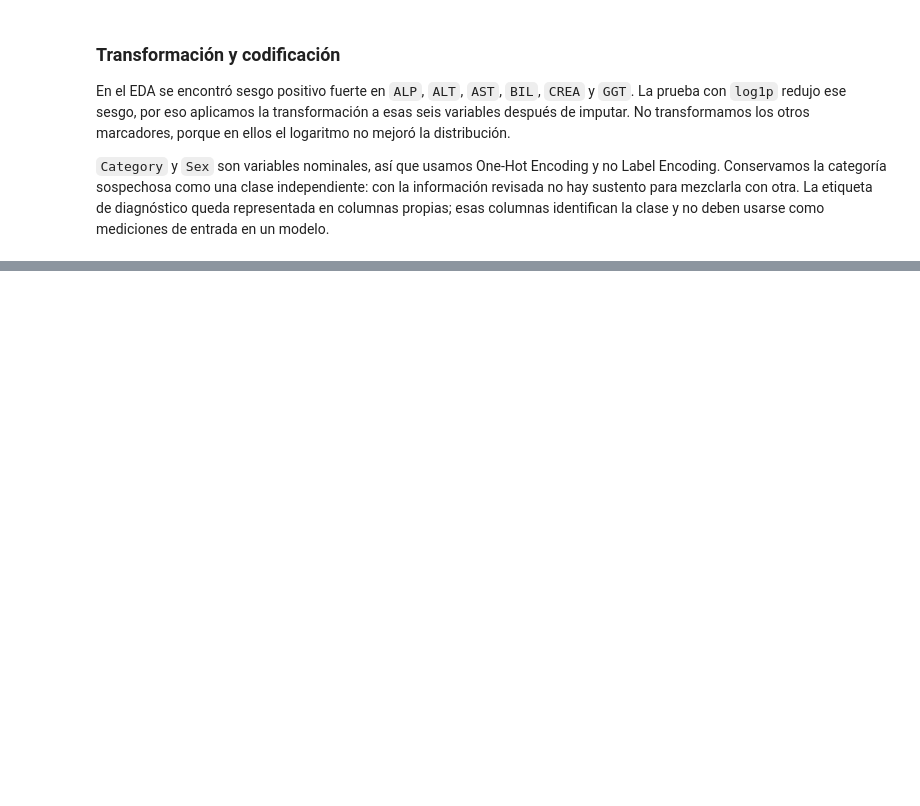
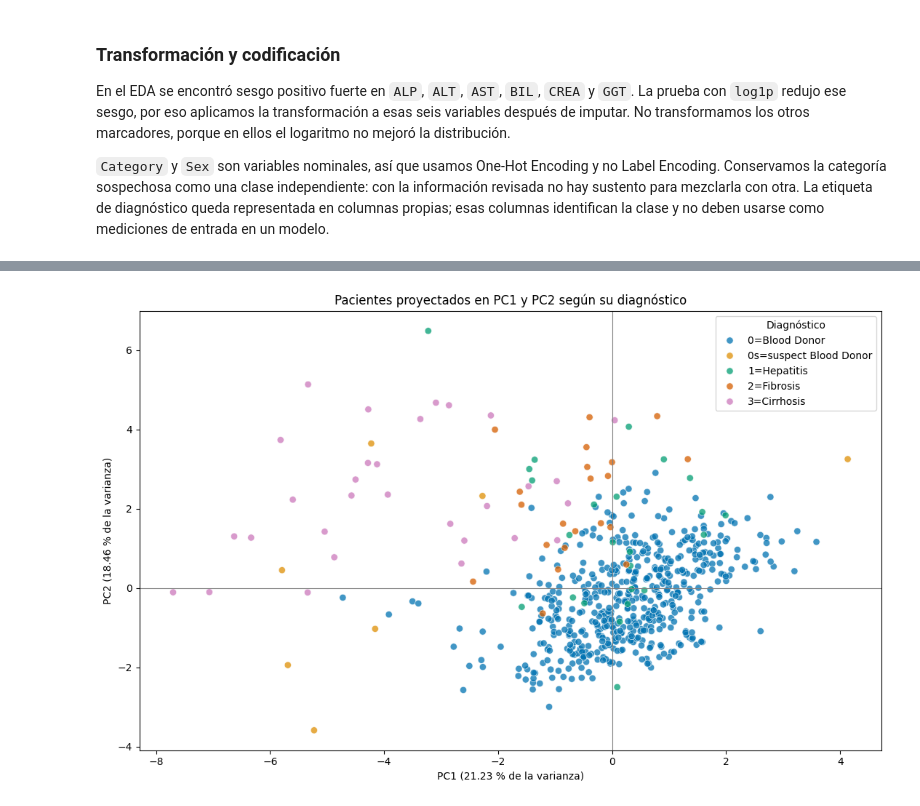
Before and after one commit to ExBlake/Analisis-de-datos-evento-2, a Jupyter notebook: notebooks/03_preprocesamiento_reduccion.ipynb, the cells around one changed output, grey strips where cells are left out. Drawn from its saved outputs; the diff is of its cells as text; code cells hidden in the pictures; blank space fills up the shorter version.

```diff
--- a/notebooks/03_preprocesamiento_reduccion.ipynb
+++ b/notebooks/03_preprocesamiento_reduccion.ipynb
@@ -137,0 +324,20 @@ print(
+# %%
+df_pca = pd.DataFrame(componentes[:, :2], columns=["PC1", "PC2"])
+df_pca["Diagnóstico"] = categorias_diagnostico.to_numpy()
+
+fig, ax = plt.subplots(figsize=(11, 7))
+# Se ordena por diagnóstico para que los donantes se dibujen primero y no tapen a los demás grupos
+sns.scatterplot(
+    data=df_pca.sort_values("Diagnóstico"), x="PC1", y="PC2", hue="Diagnóstico",
+    palette="colorblind", alpha=0.75, s=45, ax=ax,
+)
+ax.axhline(0, color="gray", linewidth=0.8)
+ax.axvline(0, color="gray", linewidth=0.8)
+ax.set_title("Pacientes proyectados en PC1 y PC2 según su diagnóstico")
+ax.set_xlabel(f"PC1 ({pca.explained_variance_ratio_[0] * 100:.2f} % de la varianza)")
+ax.set_ylabel(f"PC2 ({pca.explained_variance_ratio_[1] * 100:.2f} % de la varianza)")
+plt.tight_layout()
+fig.savefig(Path("..") / "images" / "pca_pc1_pc2.png", dpi=150)
+plt.show()
+# %% [output]
+[figure, added]
```
Also changed, not shown: parts of 19 cells of this notebook, 2 other files.
